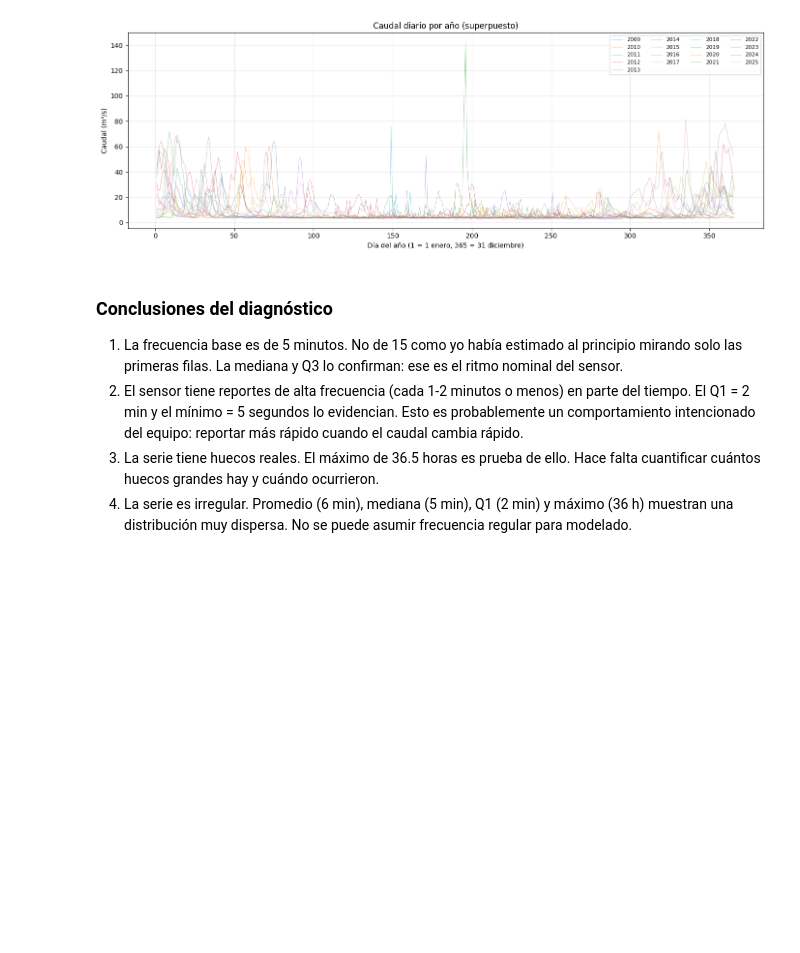
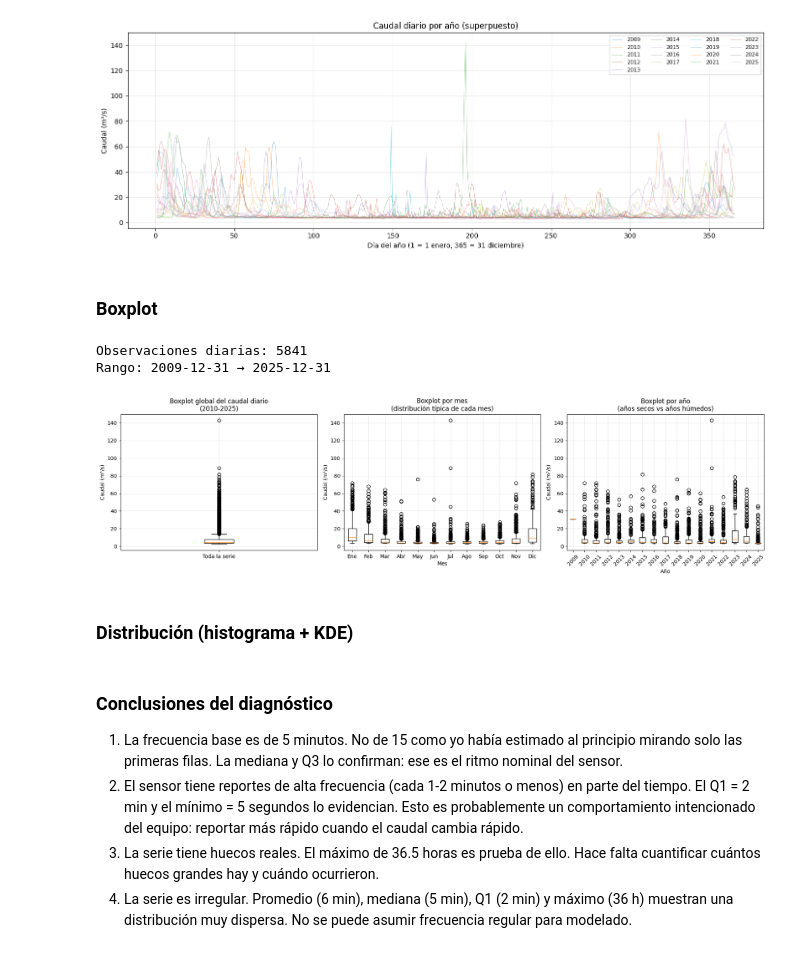
Before and after one commit to pow3rHR/MTL009-computacion-en-la-nube, a Jupyter notebook: practica_unidad_3_st/practica_unidad_3_st.ipynb, the cells around one changed output. Saved outputs shown, nothing was run; the diff lists cells and outputs as text; code cells hidden in the pictures; blank space fills up the shorter version.

Commit message:
Agregados gráficos Boxplot y Distribución

```diff
--- a/practica_unidad_3_st/practica_unidad_3_st.ipynb
+++ b/practica_unidad_3_st/practica_unidad_3_st.ipynb
@@ -93,3 +93,48 @@ plt.tight_layout()
 plt.show()
 # %% [output]
 [figure]
+# %% [markdown]
+### Boxplot
+# %%
+# Remuestreo a frecuencia diaria (promedio del día)
+caudal_diario = df['caudal_m3s'].resample('D').mean().dropna()
+
+print(f"Observaciones diarias: {len(caudal_diario)}")
+print(f"Rango: {caudal_diario.index.min().date()} → {caudal_diario.index.max().date()}")
+
+fig, axes = plt.subplots(1, 3, figsize=(18, 5))
+
+# ---- 1. Boxplot global (toda la serie de un solo trago) ----
+axes[0].boxplot(caudal_diario, vert=True)
+axes[0].set_title('Boxplot global del caudal diario\n(2010-2025)')
+axes[0].set_ylabel('Caudal (m³/s)')
+axes[0].set_xticklabels(['Toda la serie'])
+axes[0].grid(alpha=0.3)
+
+# ---- 2. Boxplot por mes (revela estacionalidad anual) ----
+datos_por_mes = [caudal_diario[caudal_diario.index.month == m] for m in range(1, 13)]
+axes[1].boxplot(datos_por_mes, labels=['Ene','Feb','Mar','Abr','May','Jun',
+                                       'Jul','Ago','Sep','Oct','Nov','Dic'])
+axes[1].set_title('Boxplot por mes\n(distribución típica de cada mes)')
+axes[1].set_ylabel('Caudal (m³/s)')
+axes[1].set_xlabel('Mes')
+axes[1].grid(alpha=0.3)
+
+# ---- 3. Boxplot por año (revela cambios interanuales) ----
+años = sorted(caudal_diario.index.year.unique())
+datos_por_año = [caudal_diario[caudal_diario.index.year == a] for a in años]
+axes[2].boxplot(datos_por_año, labels=[str(a) for a in años])
+axes[2].set_title('Boxplot por año\n(años secos vs años húmedos)')
+axes[2].set_ylabel('Caudal (m³/s)')
+axes[2].set_xlabel('Año')
+axes[2].tick_params(axis='x', rotation=45)
+axes[2].grid(alpha=0.3)
+
+plt.tight_layout()
+plt.show()
+# %% [output]
+Observaciones diarias: 5841
+Rango: 2009-12-31 → 2025-12-31
+[figure, added]
+# %% [markdown]
+### Distribución (histograma + KDE)
```
Also changed, not shown: parts of 1 cell of this notebook.
